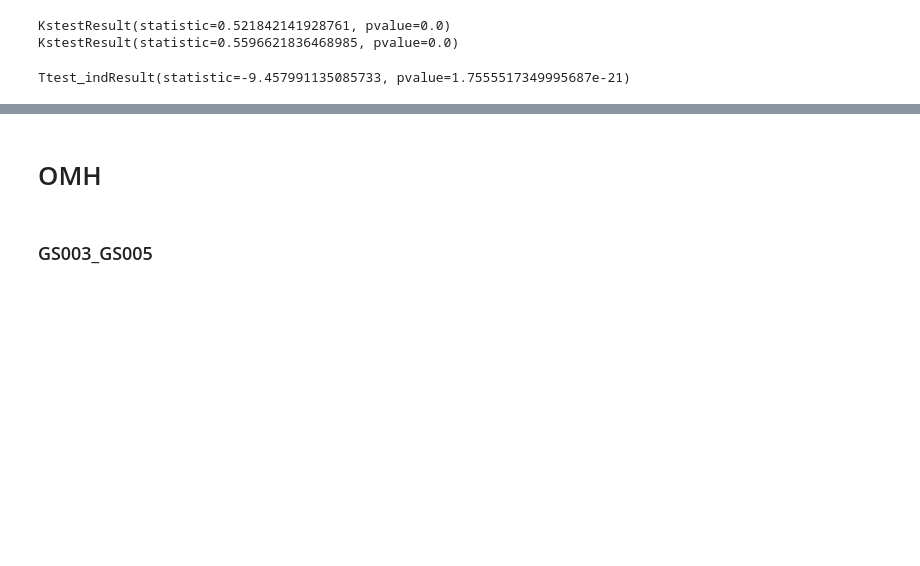
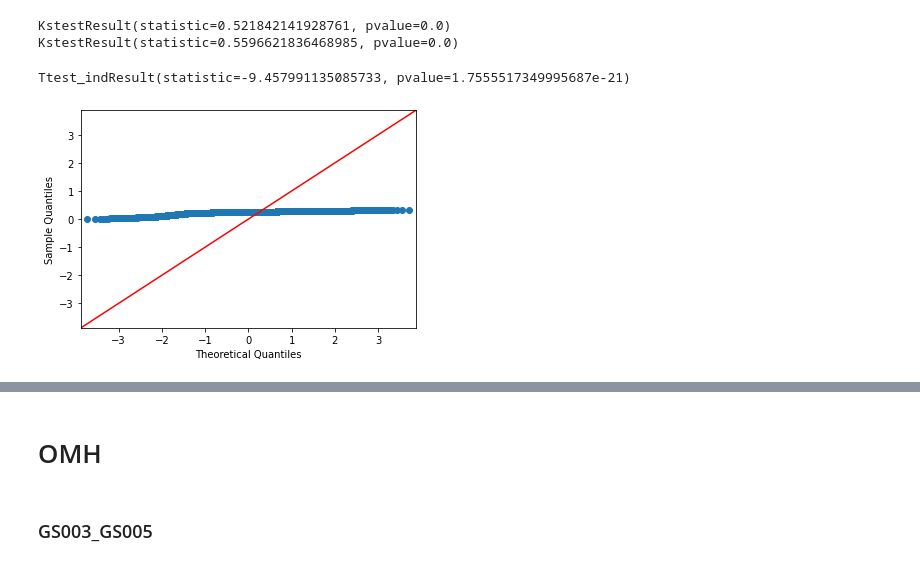
Before and after one commit to LuiggiTenorioK/minhash-benchmark, a Jupyter notebook: src/distances_analysis.ipynb, the cells around one changed output, grey strips where cells are left out. Cells and saved outputs as stored; diff of their text form; code cells hidden in the pictures; blank space fills up the shorter version.

Commit message:
add more comparision plots

```diff
--- a/src/distances_analysis.ipynb
+++ b/src/distances_analysis.ipynb
@@ -144,3 +147,7 @@ stats.ttest_ind(sv1,sv2, equal_var=False, alternative='less')
 KstestResult(statistic=0.521842141928761, pvalue=0.0)
 KstestResult(statistic=0.5596621836468985, pvalue=0.0)
 Ttest_indResult(statistic=-9.457991135085733, pvalue=1.7555517349995687e-21)
+# %%
+fig = sm.qqplot(sv1, line='45')
+# %% [output]
+[figure, added]
```
Also changed, not shown: parts of 9 cells of this notebook.
